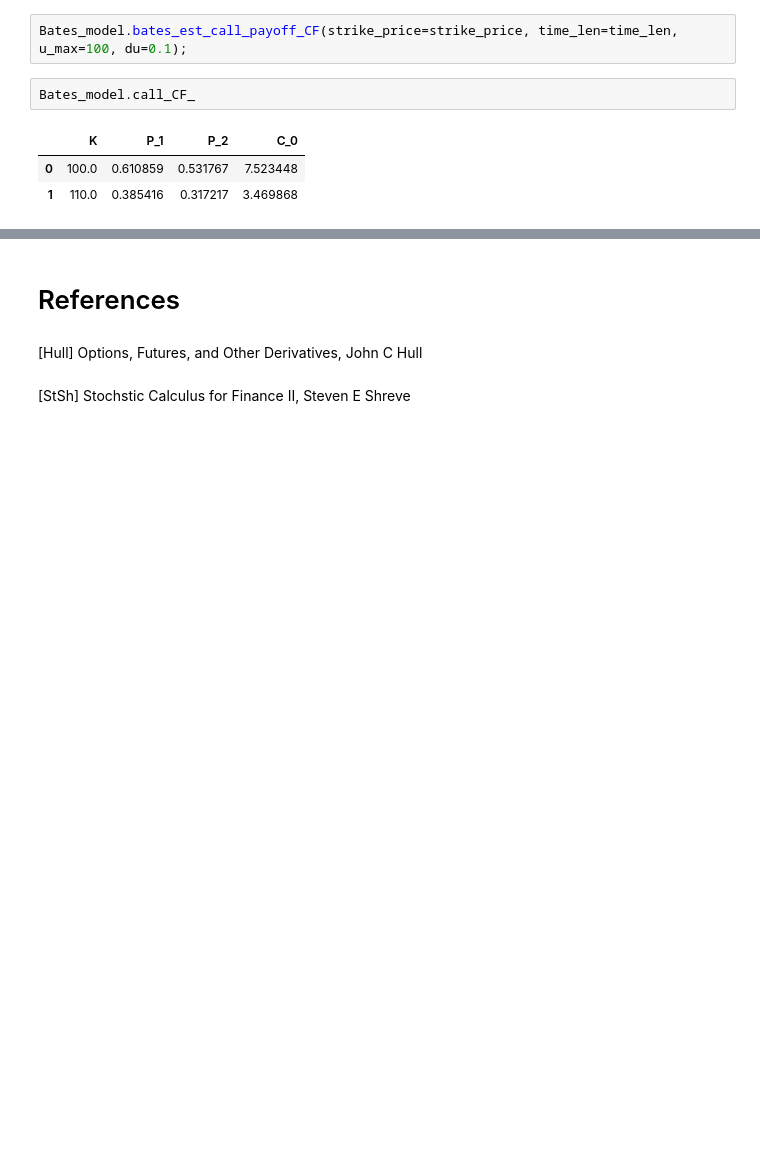
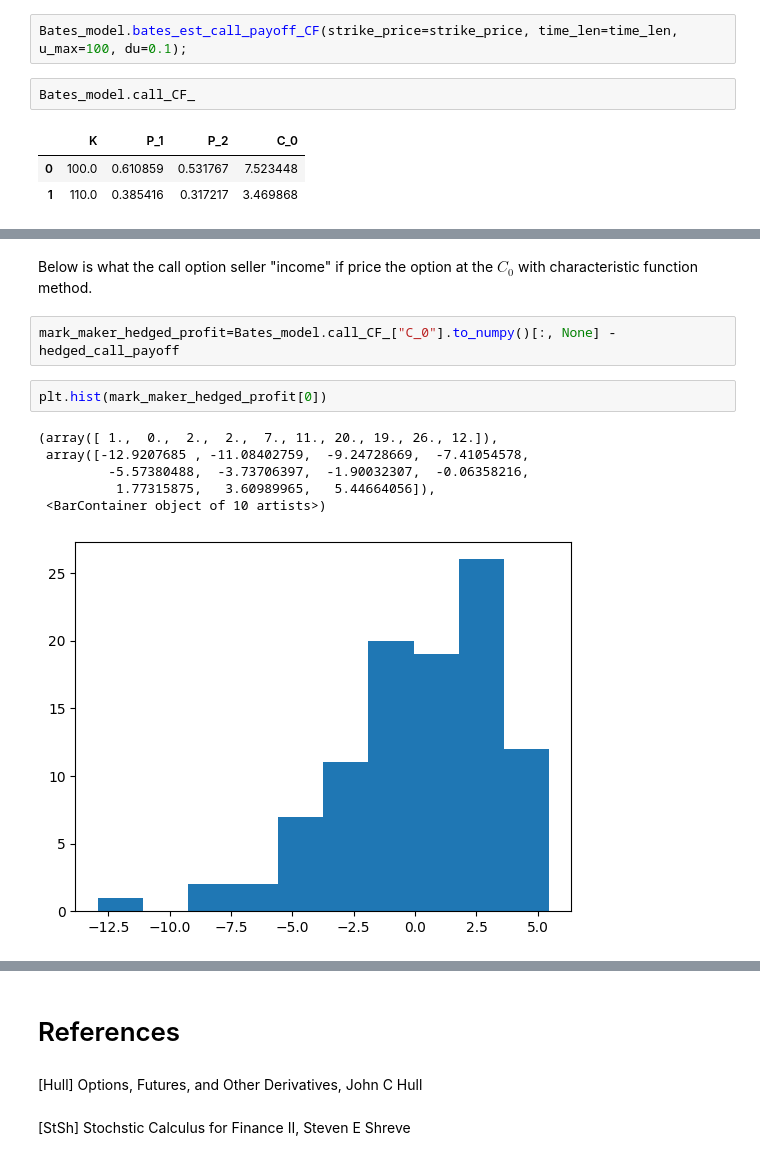
Before and after one commit to YCoeusZ/Erdos_2025_fall_Quant_Finance, a Jupyter notebook: notebooks/Bates_model.ipynb, the cells around one changed output, grey strips where cells are left out. Drawn from its saved outputs; the diff is of its cells as text; blank space fills up the shorter version.

```diff
--- a/notebooks/Bates_model.ipynb
+++ b/notebooks/Bates_model.ipynb
@@ -732,0 +757,13 @@ plt.hist(hedged_call_payoff[1])
+# %% [markdown]
+Below is what the call option seller "income" if price the option at the $C_0$ with characteristic function method.
+# %%
+mark_maker_hedged_profit=Bates_model.call_CF_["C_0"].to_numpy()[:, None] - hedged_call_payoff
+# %%
+plt.hist(mark_maker_hedged_profit[0])
+# %% [output]
+(array([ 1.,  0.,  2.,  2.,  7., 11., 20., 19., 26., 12.]),
+ array([-12.9207685 , -11.08402759,  -9.24728669,  -7.41054578,
+         -5.57380488,  -3.73706397,  -1.90032307,  -0.06358216,
+          1.77315875,   3.60989965,   5.44664056]),
+ <BarContainer object of 10 artists>)
+[figure, added]
```
Also changed, not shown: parts of 9 cells of this notebook, 1 other file.
